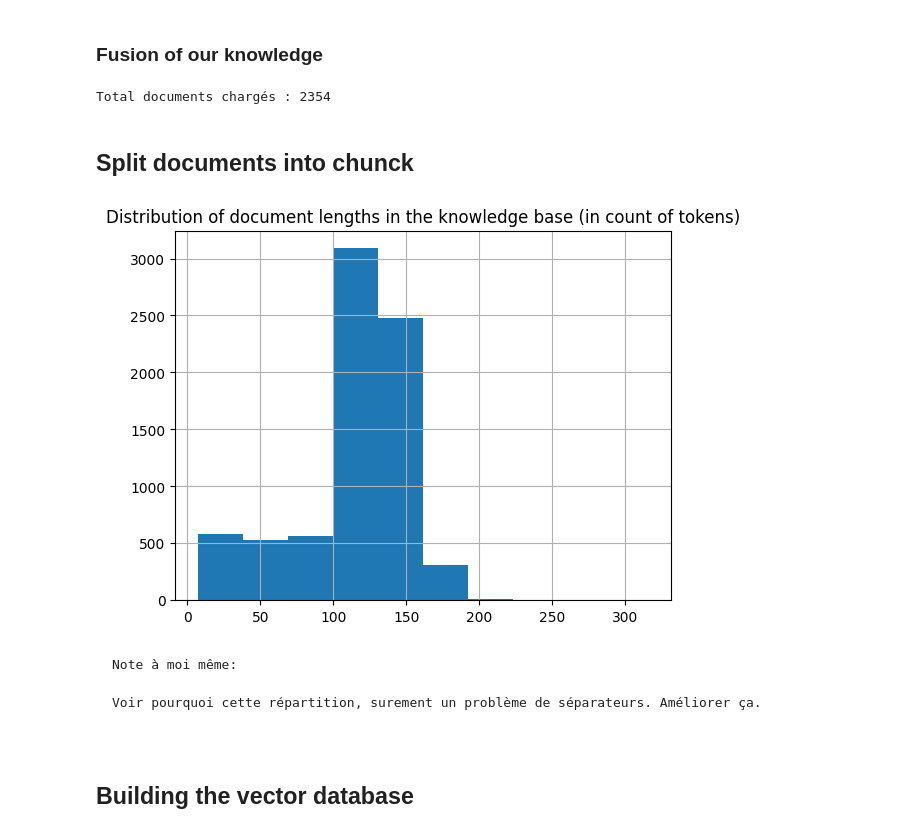
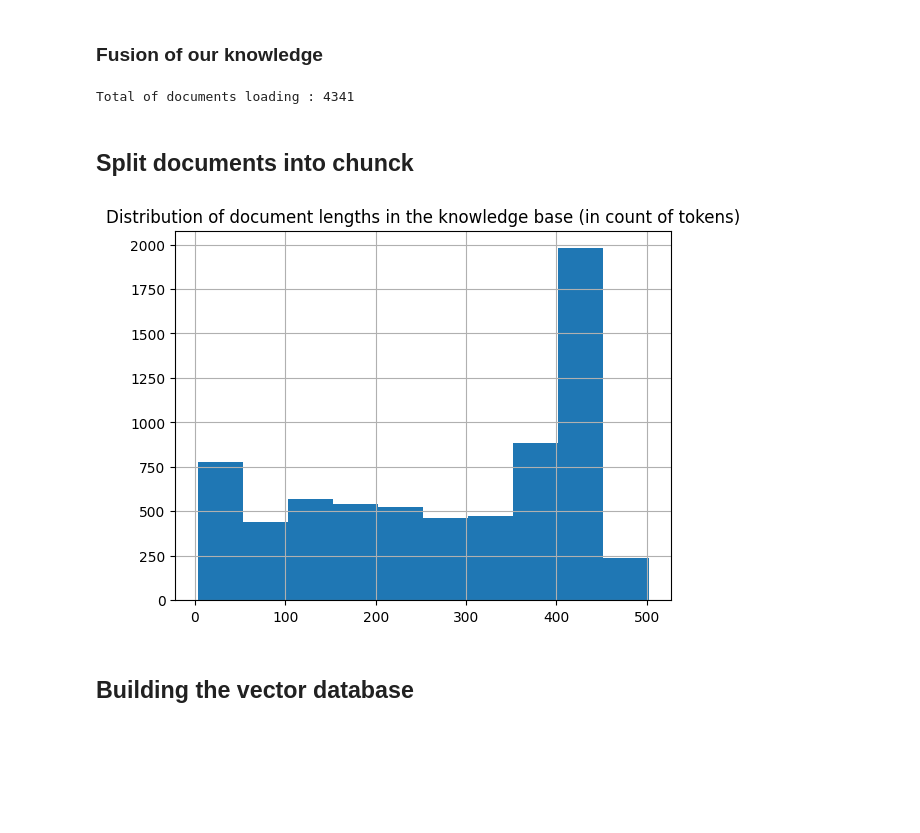
Before and after one commit to SOULIER-Patrice/ia-pau-data-battle-mars-2025, a Jupyter notebook: backend/ai/notebooks/1_Retrieval_capacity.ipynb, the cells around one changed output. Saved outputs shown, nothing was run; the diff lists cells and outputs as text; code cells hidden in the pictures; blank space fills up the shorter version.

````diff
--- a/backend/ai/notebooks/1_Retrieval_capacity.ipynb
+++ b/backend/ai/notebooks/1_Retrieval_capacity.ipynb
@@ -63,14 +66,26 @@ for file in json_files:
 
     # Extract justification and create Langchain documents
     filename = os.path.basename(file)  # Nom du fichier sans le chemin
-    for key, entry in data.items():
-        if "Justification" in entry:
+
+    # Si le fichier contient "open" dans son nom, on récupère tout
+    if "open" in filename:
+        for key, entry in data.items():
             json_documents.append(
                 LangchainDocument(
-                    page_content=entry["Justification"],
-                    metadata={"ref": filename}  # ref = Nom du fichier
+                    page_content=entry,
+                    metadata={"ref": filename}
                 )
             )
+
+    else:
+        for key, entry in data.items():
+            if "Justification" in entry:
+                json_documents.append(
+                    LangchainDocument(
+                        page_content=entry["Justification"],
+                        metadata={"ref": filename}  # ref = Nom du fichier
+                    )
+                )
 # %%
 # To visualize
 # json_documents
@@ -82,20 +97,16 @@ RAW_KNOWLEDGE_BASE = csv_documents + json_documents
 
 print(f"Total of documents loading : {len(RAW_KNOWLEDGE_BASE)}")
 # %% [output]
-Total documents chargés : 2354
+Total of documents loading : 4341
 # %% [markdown]
 ## Split documents into chunck
 # %%
 EMBEDDING_MODEL_NAME = "thenlper/gte-small"
 
 MARKDOWN_SEPARATORS = [
-    "\n#{1,6} ",
-    "```\n",
-    "\n\\*\\*\\*+\n",
-    "\n---+\n",
-    "\n___+\n",
     "\n\n",
     "\n",
+    ".",
     " ",
     "",
 ]
@@ -120,41 +131,34 @@ def split_documents(
     docs_processed = []
     for doc in knowledge_base:
         docs_processed += text_splitter.split_documents([doc])
 
     # Remove duplicates
     unique_texts = {}
     docs_processed_unique = []
     for doc in docs_processed:
         if doc.page_content not in unique_texts:
             unique_texts[doc.page_content] = True
             docs_processed_unique.append(doc)
 
     return docs_processed_unique
 
 
 docs_processed = split_documents(
     512,  # We choose a chunk size adapted to our model
     RAW_KNOWLEDGE_BASE,
     tokenizer_name=EMBEDDING_MODEL_NAME,
 )
 
 # Let's visualize the chunk sizes we would have in tokens from a common model
 from transformers import AutoTokenizer
 
 tokenizer = AutoTokenizer.from_pretrained(EMBEDDING_MODEL_NAME)
 lengths = [len(tokenizer.encode(doc.page_content)) for doc in tqdm(docs_processed)]
 fig = pd.Series(lengths).hist()
 plt.title("Distribution of document lengths in the knowledge base (in count of tokens)")
 plt.show()
 # %% [output]
-[figure, old version]
+[figure, new version]
-# %% [markdown]
-```
-Note à moi même:
-
-Voir pourquoi cette répartition, surement un problème de séparateurs. Améliorer ça.
-
-```
 # %% [markdown]
 ## Building the vector database
 # %%
````
Also changed, not shown: parts of 11 cells of this notebook, 4 other files.
